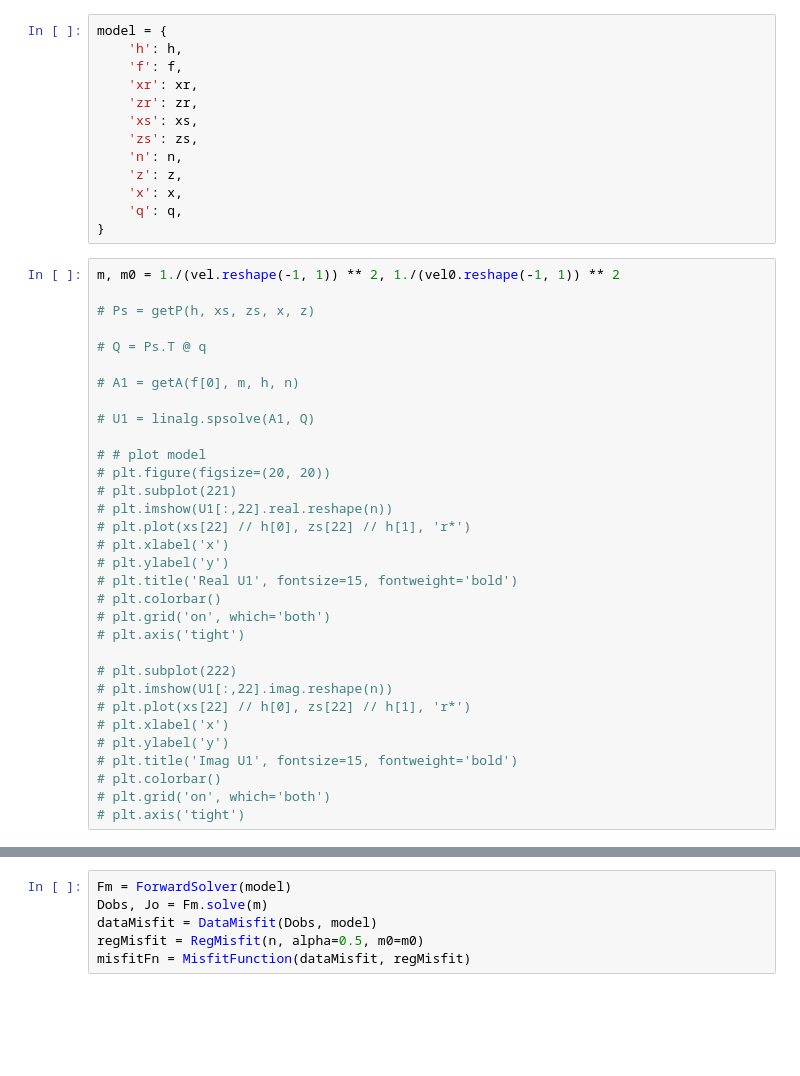
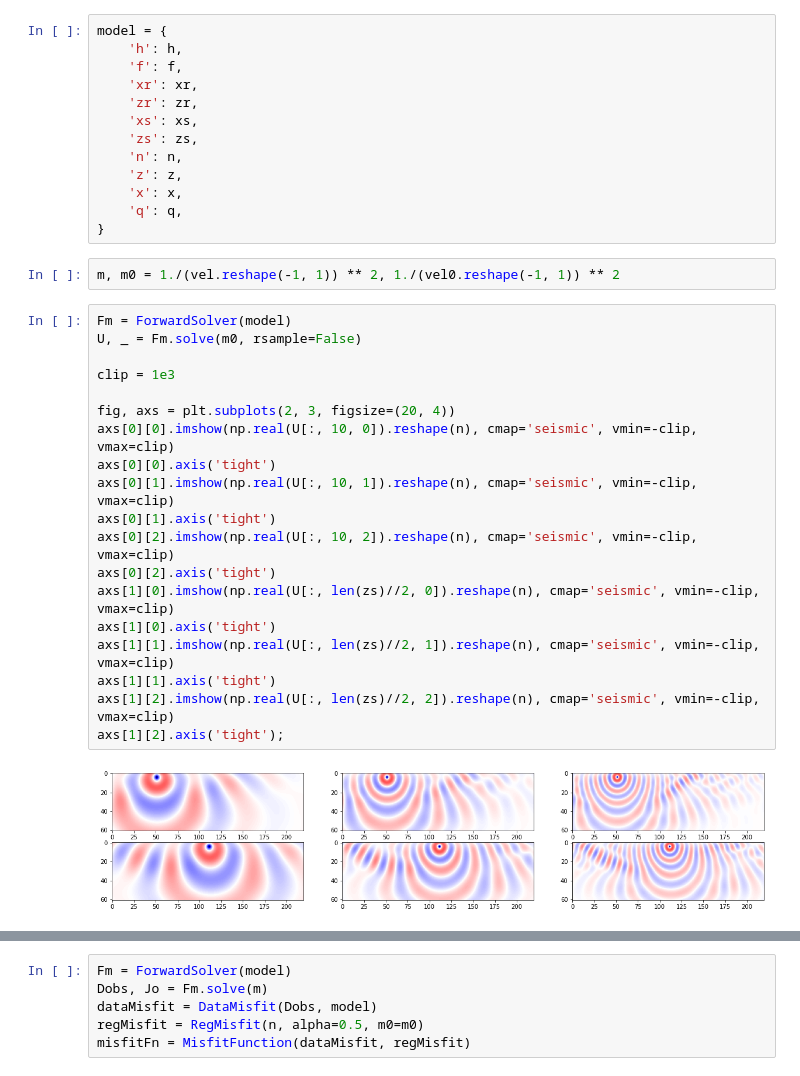
Before and after one commit to izzatum/SimpleFWI, a Jupyter notebook: Example_3.ipynb, the cells around one changed output, grey strips where cells are left out. Cells and saved outputs as stored; diff of their text form; blank space fills up the shorter version.

```diff
--- a/Example_3.ipynb
+++ b/Example_3.ipynb
@@ -51,33 +54,24 @@ model = {
 }
 # %%
 m, m0 = 1./(vel.reshape(-1, 1)) ** 2, 1./(vel0.reshape(-1, 1)) ** 2
-
-# Ps = getP(h, xs, zs, x, z)
-
-# Q = Ps.T @ q
-
-# A1 = getA(f[0], m, h, n)
-
-# U1 = linalg.spsolve(A1, Q)
-
-# # plot model
-# plt.figure(figsize=(20, 20))
-# plt.subplot(221)
-# plt.imshow(U1[:,22].real.reshape(n))
-# plt.plot(xs[22] // h[0], zs[22] // h[1], 'r*')
-# plt.xlabel('x')
-# plt.ylabel('y')
-# plt.title('Real U1', fontsize=15, fontweight='bold')
-# plt.colorbar()
-# plt.grid('on', which='both')
-# plt.axis('tight')
-
-# plt.subplot(222)
-# plt.imshow(U1[:,22].imag.reshape(n))
-# plt.plot(xs[22] // h[0], zs[22] // h[1], 'r*')
-# plt.xlabel('x')
-# plt.ylabel('y')
-# plt.title('Imag U1', fontsize=15, fontweight='bold')
-# plt.colorbar()
-# plt.grid('on', which='both')
-# plt.axis('tight')
+# %%
+Fm = ForwardSolver(model)
+U, _ = Fm.solve(m0, rsample=False)
+
+clip = 1e3
+
+fig, axs = plt.subplots(2, 3, figsize=(20, 4))
+axs[0][0].imshow(np.real(U[:, 10, 0]).reshape(n), cmap='seismic', vmin=-clip, vmax=clip)
+axs[0][0].axis('tight')
+axs[0][1].imshow(np.real(U[:, 10, 1]).reshape(n), cmap='seismic', vmin=-clip, vmax=clip)
+axs[0][1].axis('tight')
+axs[0][2].imshow(np.real(U[:, 10, 2]).reshape(n), cmap='seismic', vmin=-clip, vmax=clip)
+axs[0][2].axis('tight')
+axs[1][0].imshow(np.real(U[:, len(zs)//2, 0]).reshape(n), cmap='seismic', vmin=-clip, vmax=clip)
+axs[1][0].axis('tight')
+axs[1][1].imshow(np.real(U[:, len(zs)//2, 1]).reshape(n), cmap='seismic', vmin=-clip, vmax=clip)
+axs[1][1].axis('tight')
+axs[1][2].imshow(np.real(U[:, len(zs)//2, 2]).reshape(n), cmap='seismic', vmin=-clip, vmax=clip)
+axs[1][2].axis('tight');
+# %% [output]
+[figure, added]
```
Also changed, not shown: parts of 16 cells of this notebook, 3 other files.
